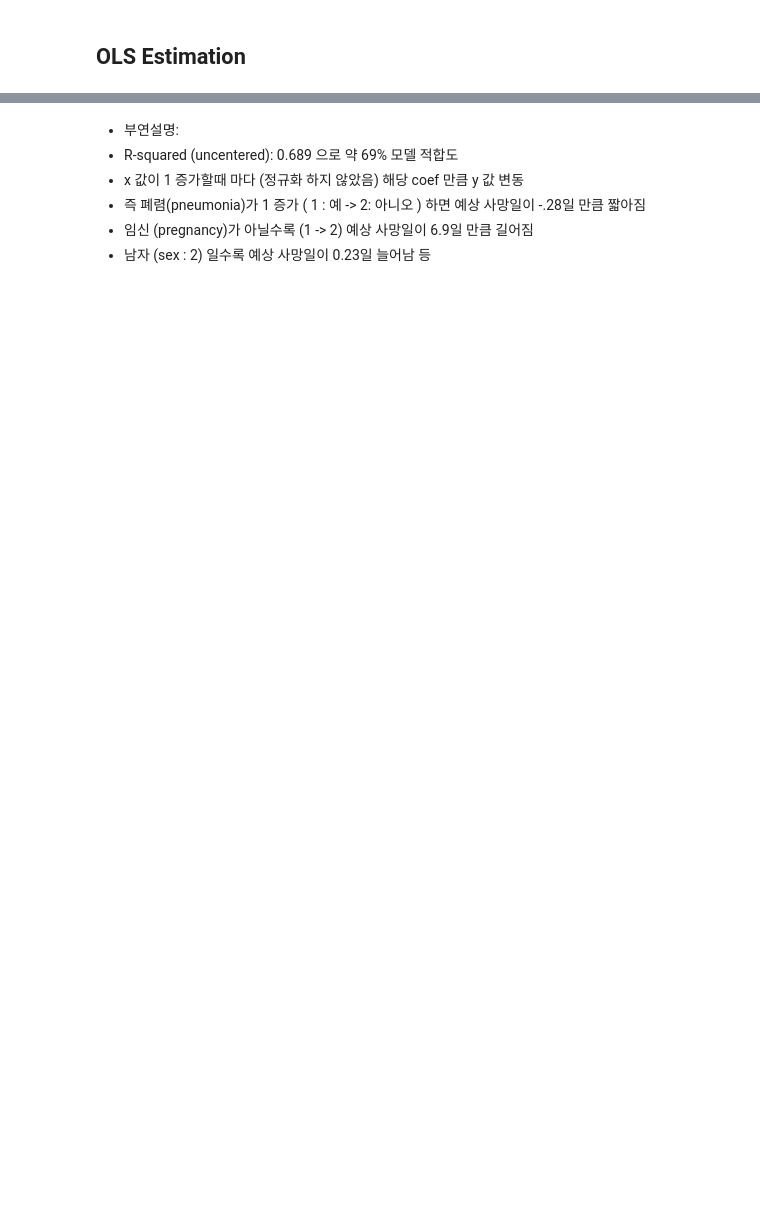
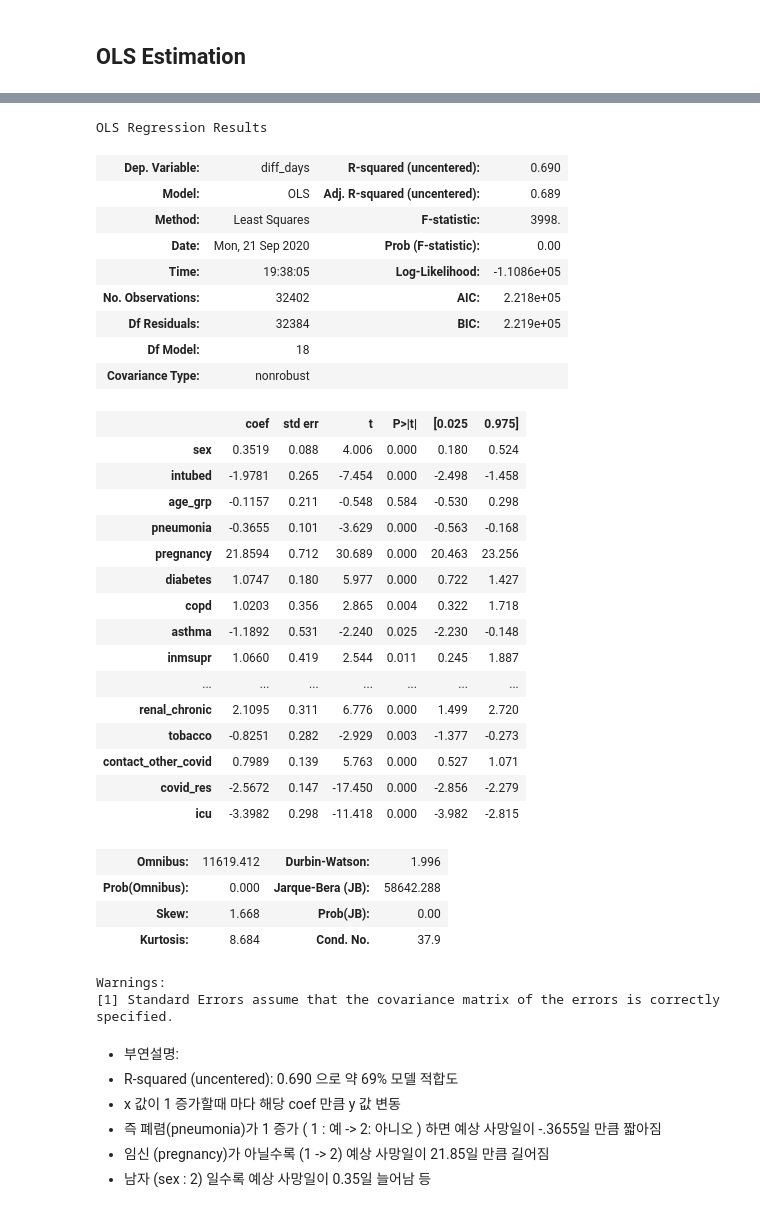
Before and after one commit to orezmis/COVID19, a Jupyter notebook: COVID19_FatalityDura_common.ipynb, the cells around one changed output, grey strips where cells are left out. Drawn from its saved outputs; the diff is of its cells as text; code cells hidden in the pictures; blank space fills up the shorter version.

```diff
--- a/COVID19_FatalityDura_common.ipynb
+++ b/COVID19_FatalityDura_common.ipynb
@@ -207,7 +175,71 @@ Warnings:
+# %%
+# 데이터 로드
+x_ols_raw = t_train_raw
+target_ols = target_raw
+
+# 정규화 적용
+min_max_scaler = preprocessing.MinMaxScaler()
+x_scaled = min_max_scaler.fit_transform(x_ols_raw)
+x_ols = pd.DataFrame(x_scaled)
+
+# 일관성을 위한 코드
+# shuffle과 random_seed 값 1004를 적용하여 일관성 있는 순서를 위해 아래 코드가 사용되었음:
+x_ols, _, target_ols, _ = train_test_split(x_ols, target_ols,
+                                           test_size=0,
+                                           shuffle = True,
+                                           random_state = 1004)
+
+colname = ['sex', 'intubed','age_grp','pneumonia',
+            'pregnancy', 'diabetes', 'copd', 'asthma',
+            'inmsupr','hypertension','other_disease',
+            'cardiovascular','obesity', 'renal_chronic',
+            'tobacco', 'contact_other_covid', 'covid_res',
+            'icu']
+
+x_ols = x_ols.reset_index(drop=True)
+x_ols.columns = colname
+target_ols = target_ols.reset_index(drop=True)
+
+FD = sm.OLS(endog=target_ols,
+            exog=x_ols).fit()
+FD.summary()
+# %% [output]
+OLS Regression Results
+| Dep. Variable: | diff_days | R-squared (uncentered): | 0.690 |
+| Model: | OLS | Adj. R-squared (uncentered): | 0.689 |
+| Method: | Least Squares | F-statistic: | 3998. |
+| Date: | Mon, 21 Sep 2020 | Prob (F-statistic): | 0.00 |
+| Time: | 19:38:05 | Log-Likelihood: | -1.1086e+05 |
+| No. Observations: | 32402 | AIC: | 2.218e+05 |
+| Df Residuals: | 32384 | BIC: | 2.219e+05 |
+| Df Model: | 18 |  |  |
+| Covariance Type: | nonrobust |  |  |
+|  | coef | std err | t | P>|t| | [0.025 | 0.975] |
+| sex | 0.3519 | 0.088 | 4.006 | 0.000 | 0.180 | 0.524 |
+| intubed | -1.9781 | 0.265 | -7.454 | 0.000 | -2.498 | -1.458 |
+| age_grp | -0.1157 | 0.211 | -0.548 | 0.584 | -0.530 | 0.298 |
+| pneumonia | -0.3655 | 0.101 | -3.629 | 0.000 | -0.563 | -0.168 |
+| pregnancy | 21.8594 | 0.712 | 30.689 | 0.000 | 20.463 | 23.256 |
+| diabetes | 1.0747 | 0.180 | 5.977 | 0.000 | 0.722 | 1.427 |
+| copd | 1.0203 | 0.356 | 2.865 | 0.004 | 0.322 | 1.718 |
+| asthma | -1.1892 | 0.531 | -2.240 | 0.025 | -2.230 | -0.148 |
+| inmsupr | 1.0660 | 0.419 | 2.544 | 0.011 | 0.245 | 1.887 |
+| ... | ... | ... | ... | ... | ... | ... |
+| renal_chronic | 2.1095 | 0.311 | 6.776 | 0.000 | 1.499 | 2.720 |
+| tobacco | -0.8251 | 0.282 | -2.929 | 0.003 | -1.377 | -0.273 |
+| contact_other_covid | 0.7989 | 0.139 | 5.763 | 0.000 | 0.527 | 1.071 |
+| covid_res | -2.5672 | 0.147 | -17.450 | 0.000 | -2.856 | -2.279 |
+| icu | -3.3982 | 0.298 | -11.418 | 0.000 | -3.982 | -2.815 |
+| Omnibus: | 11619.412 | Durbin-Watson: | 1.996 |
+| Prob(Omnibus): | 0.000 | Jarque-Bera (JB): | 58642.288 |
+| Skew: | 1.668 | Prob(JB): | 0.00 |
+| Kurtosis: | 8.684 | Cond. No. | 37.9 |
+Warnings:
+[1] Standard Errors assume that the covariance matrix of the errors is correctly specified.
 # %% [markdown]
 - 부연설명:
-- R-squared (uncentered):	0.689 으로 약 69% 모델 적합도
-- x 값이 1 증가할때 마다 (정규화 하지 않았음) 해당 coef 만큼 y 값 변동
-- 즉 폐렴(pneumonia)가 1 증가 ( 1 : 예 -> 2: 아니오 ) 하면 예상 사망일이 -.28일 만큼 짧아짐
-- 임신 (pregnancy)가 아닐수록 (1 -> 2) 예상 사망일이 6.9일 만큼 길어짐
-- 남자 (sex : 2) 일수록 예상 사망일이 0.23일 늘어남 등
+- R-squared (uncentered):	0.690 으로 약 69% 모델 적합도
+- x 값이 1 증가할때 마다 해당 coef 만큼 y 값 변동
+- 즉 폐렴(pneumonia)가 1 증가 ( 1 : 예 -> 2: 아니오 ) 하면 예상 사망일이 -.3655일 만큼 짧아짐
+- 임신 (pregnancy)가 아닐수록 (1 -> 2) 예상 사망일이 21.85일 만큼 길어짐
+- 남자 (sex : 2) 일수록 예상 사망일이 0.35일 늘어남 등
```
Also changed, not shown: parts of 24 cells of this notebook.
